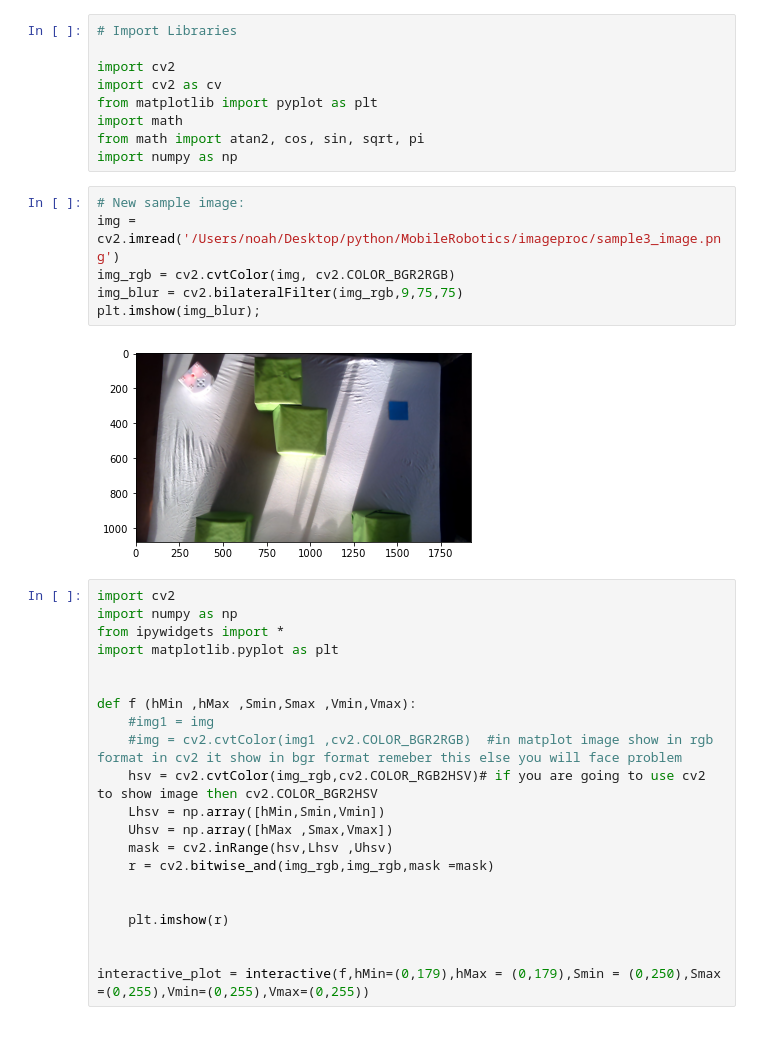
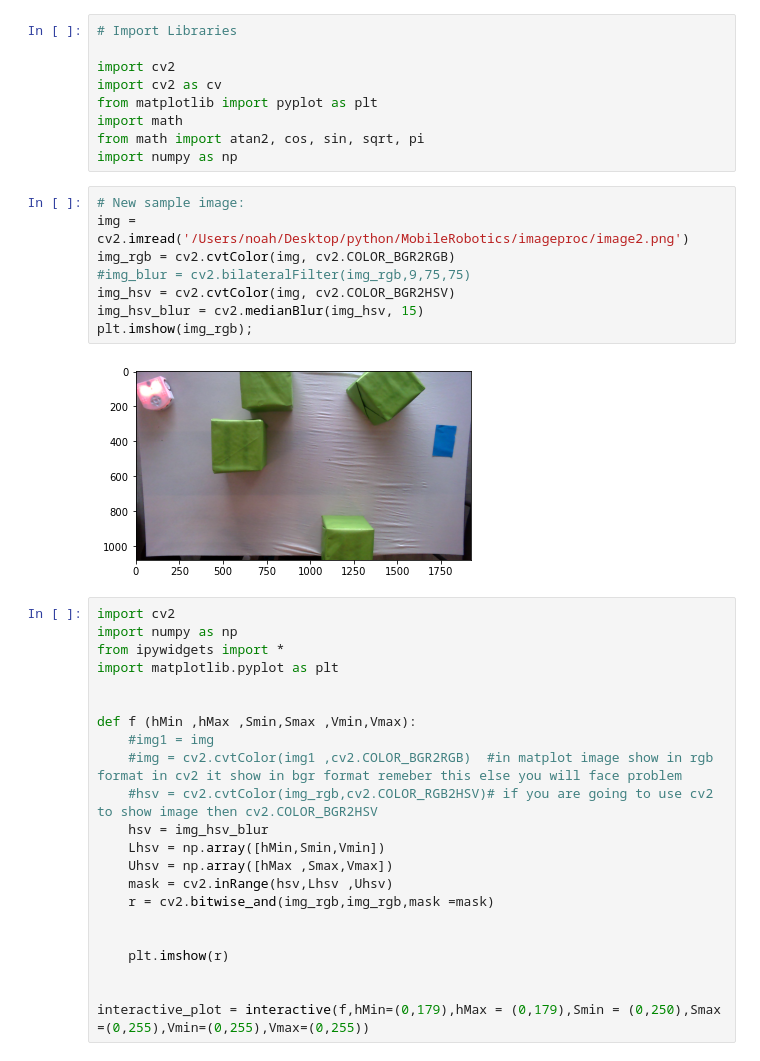
Before and after one commit to nlugon/mobile_robotics, a Jupyter notebook: src/Vision_functions2.ipynb, the cells around one changed output. Saved outputs shown, nothing was run; the diff lists cells and outputs as text.

```diff
--- a/src/Vision_functions2.ipynb
+++ b/src/Vision_functions2.ipynb
@@ -9,12 +9,14 @@ from math import atan2, cos, sin, sqrt, pi
 import numpy as np
 # %%
 # New sample image:
-img = cv2.imread('/Users/noah/Desktop/python/MobileRobotics/imageproc/sample3_image.png')
+img = cv2.imread('/Users/noah/Desktop/python/MobileRobotics/imageproc/image2.png')
 img_rgb = cv2.cvtColor(img, cv2.COLOR_BGR2RGB)
-img_blur = cv2.bilateralFilter(img_rgb,9,75,75)
-plt.imshow(img_blur);
+#img_blur = cv2.bilateralFilter(img_rgb,9,75,75)
+img_hsv = cv2.cvtColor(img, cv2.COLOR_BGR2HSV)
+img_hsv_blur = cv2.medianBlur(img_hsv, 15)
+plt.imshow(img_rgb);
 # %% [output]
-[figure, old version]
+[figure, new version]
 # %%
 import cv2
 import numpy as np
@@ -25,7 +27,8 @@ import matplotlib.pyplot as plt
 def f (hMin ,hMax ,Smin,Smax ,Vmin,Vmax):
     #img1 = img
     #img = cv2.cvtColor(img1 ,cv2.COLOR_BGR2RGB)  #in matplot image show in rgb format in cv2 it show in bgr format remeber this else you will face problem
-    hsv = cv2.cvtColor(img_rgb,cv2.COLOR_RGB2HSV)# if you are going to use cv2 to show image then cv2.COLOR_BGR2HSV
+    #hsv = cv2.cvtColor(img_rgb,cv2.COLOR_RGB2HSV)# if you are going to use cv2 to show image then cv2.COLOR_BGR2HSV
+    hsv = img_hsv_blur
     Lhsv = np.array([hMin,Smin,Vmin])
     Uhsv = np.array([hMax ,Smax,Vmax])
     mask = cv2.inRange(hsv,Lhsv ,Uhsv)
```
Also changed, not shown: parts of 16 cells of this notebook.
